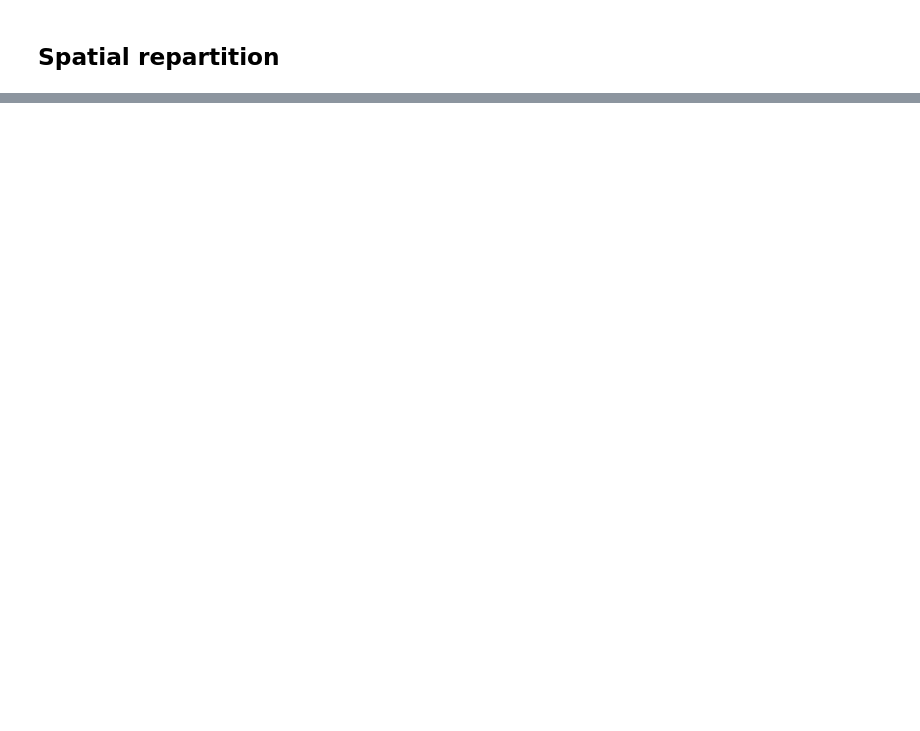
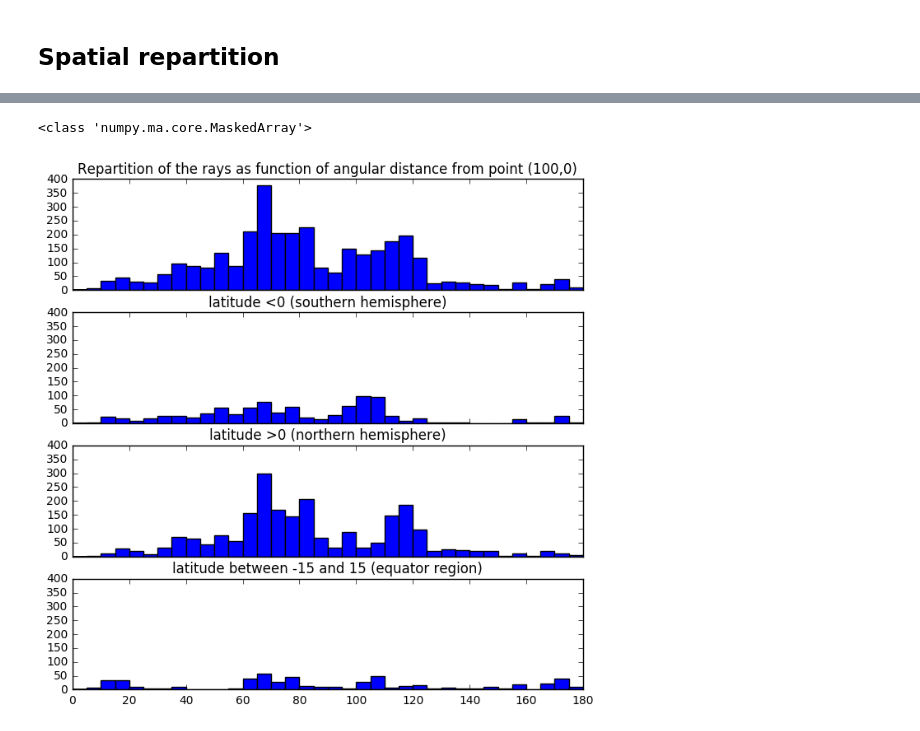
Before and after one commit to MarineLasbleis/GrowYourIC, a Jupyter notebook: FastTranslation.ipynb, the cells around one changed output, grey strips where cells are left out. Saved outputs shown, nothing was run; the diff lists cells and outputs as text; code cells hidden in the pictures; blank space fills up the shorter version.

```diff
--- a/FastTranslation.ipynb
+++ b/FastTranslation.ipynb
@@ -294,0 +308,42 @@ ax.axis([-180, 180, -90, 90])
+# %%
+fig, ax = plt.subplots(4,1, sharex=True, sharey=True,figsize=(8, 8))
+binwidth = 5.
+lim = (int(180./binwidth) + 1)*binwidth
+bins = np.arange(0, lim + binwidth, binwidth)
+ax[0].hist(dist, bins=bins)
+ax[0].axis([0, 180, 0, 400])
+ax[0].set_title("Repartition of the rays as function of angular distance from point (100,0)")
+plt.savefig("histograms_spatial_repartition.pdf", bbox_inches='tight')
+
+dist_N = np.ma.array(dist, mask=t>0)
+ax[1].hist(dist_N.compressed(), bins=bins)
+ax[1].set_title("latitude <0 (southern hemisphere)")
+dist_S = np.ma.array(dist, mask=t<0)
+ax[2].hist(dist_S.compressed(), bins=bins)
+ax[2].set_title("latitude >0 (northern hemisphere)")
+dist_E = np.ma.array(dist, mask=np.ma.getmask(np.ma.masked_outside(t, -15,15)))
+ax[3].hist(dist_E.compressed(), bins=bins)
+ax[3].set_title("latitude between -15 and 15 (equator region)")
+print(type(np.ma.masked_outside(t, -50,50)))
+#print(dist_N)
+
+#dist_S = np.array([])
+
+#for number, theta in enumerate(t):
+    #print(theta)
+#    if theta > 0:
+#        pass
+        #print(dist_N, dist[number])
+        #np.append([dist_N], np.array([dist[number]]))
+        #print(dist_N.shape)
+#    else:
+#        np.append(dist_S, dist[number])
+
+#print(dist_N)
+#print("type",type(dist), type(dist_N))
+
+#ax[1].hist(dist_N, bins=bins)
+#ax[2].hist(dist_S, bins=bins)
+# %% [output]
+<class 'numpy.ma.core.MaskedArray'>
+[figure, added]
```
Also changed, not shown: parts of 7 cells of this notebook, 2 other files.
